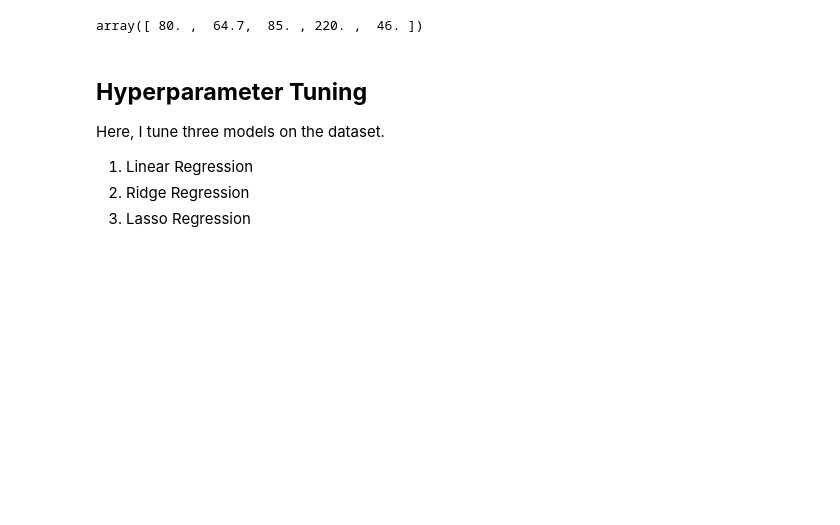
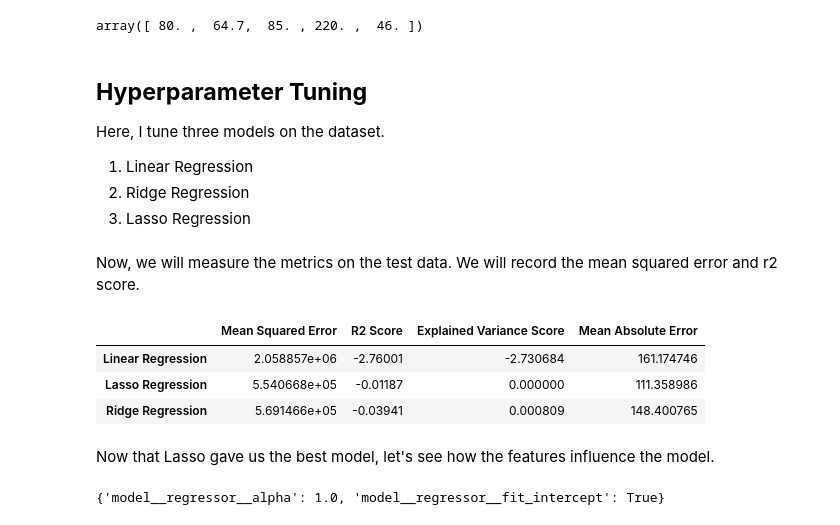
Before and after one commit to mobadara/housing-in-india, a Jupyter notebook: notebooks/03-model-development.ipynb, the cells around one changed output. Cells and saved outputs as stored; diff of their text form; code cells hidden in the pictures; blank space fills up the shorter version.

```diff
--- a/notebooks/03-model-development.ipynb
+++ b/notebooks/03-model-development.ipynb
@@ -215,7 +216,7 @@ full_pipeline_lasso = Pipeline([
 ])
 
 param_grid_lasso = {
-    'model__regressor__alpha': [0.001, 0.01, 0.1, 1.0, 10.0, 100.0, 1000.0],
+    'model__regressor__alpha': [0.00001, 0.0001, 0.001, 0.01, 0.1, 1.0, 10.0, 100.0, 1000.0, 10_000.0, 100_000.0],
     'model__regressor__fit_intercept': [True, False],
 }
 
@@ -238,7 +239,7 @@ full_pipeline_ridge = Pipeline([
 ])
 
 param_grid_ridge = {
-    'model__regressor__alpha': [0.001, 0.01, 0.1, 1.0, 10.0, 100.0, 1000.0],
+    'model__regressor__alpha': [0.00001, 0.0001, 0.001, 0.01, 0.1, 1.0, 10.0, 100.0, 1000.0, 10_000.0, 100_000.0],
     'model__regressor__fit_intercept': [True, False],
 }
 
@@ -250,3 +251,43 @@ grid_serach_ridge = GridSearchCV(full_pipeline_ridge,
 grid_serach_ridge.fit(X_train, y_train)
 grid_serach_ridge.best_params_
 best_parameters['ridge_regression'] = grid_serach_ridge.best_params_
+# %% [markdown]
+Now, we will measure the metrics on the test data. We will record the mean squared error and r2 score.
+# %%
+metrics = {}
+# Evaluate Linear Regression
+y_pred_lr = grid_serach_lr.predict(X_test)
+mse_lr = mean_squared_error(y_test, y_pred_lr)
+r2_lr = r2_score(y_test, y_pred_lr)
+explained_variance_lr = explained_variance_score(y_test, y_pred_lr)
+mean_absolute_error_lr = mean_absolute_error(y_test, y_pred_lr)
+
+y_pred_lasso = grid_serach_lasso.predict(X_test)
+mse_lasso = mean_squared_error(y_test, y_pred_lasso)
+r2_lasso = r2_score(y_test, y_pred_lasso)
+explained_variance_lasso = explained_variance_score(y_test, y_pred_lasso)
+mean_absolute_error_lasso = mean_absolute_error(y_test, y_pred_lasso)
+
+y_pred_ridge = grid_serach_ridge.predict(X_test)
+mse_ridge = mean_squared_error(y_test, y_pred_ridge)
+r2_ridge = r2_score(y_test, y_pred_ridge)
+explained_variance_ridge = explained_variance_score(y_test, y_pred_ridge)
+mean_absolute_error_ridge = mean_absolute_error(y_test, y_pred_ridge)
+
+metrics['Mean Squared Error'] = [mse_lr, mse_lasso, mse_ridge]
+metrics['R2 Score'] = [r2_lr, r2_lasso, r2_ridge]
+metrics['Explained Variance Score'] = [explained_variance_lr, explained_variance_lasso, explained_variance_ridge]
+metrics['Mean Absolute Error'] = [mean_absolute_error_lr, mean_absolute_error_lasso, mean_absolute_error_ridge]
+metrics_df = pd.DataFrame(metrics, index=['Linear Regression', 'Lasso Regression', 'Ridge Regression'])
+metrics_df
+# %% [output]
+|  | Mean Squared Error | R2 Score | Explained Variance Score | Mean Absolute Error |
+| Linear Regression | 2.058857e+06 | -2.76001 | -2.730684 | 161.174746 |
+| Lasso Regression | 5.540668e+05 | -0.01187 | 0.000000 | 111.358986 |
+| Ridge Regression | 5.691466e+05 | -0.03941 | 0.000809 | 148.400765 |
+# %% [markdown]
+Now that Lasso gave us the best model, let's see how the features influence the model.
+# %%
+grid_serach_lasso.best_params_
+# %% [output]
+{'model__regressor__alpha': 1.0, 'model__regressor__fit_intercept': True}
```
Also changed, not shown: parts of 2 cells of this notebook.
